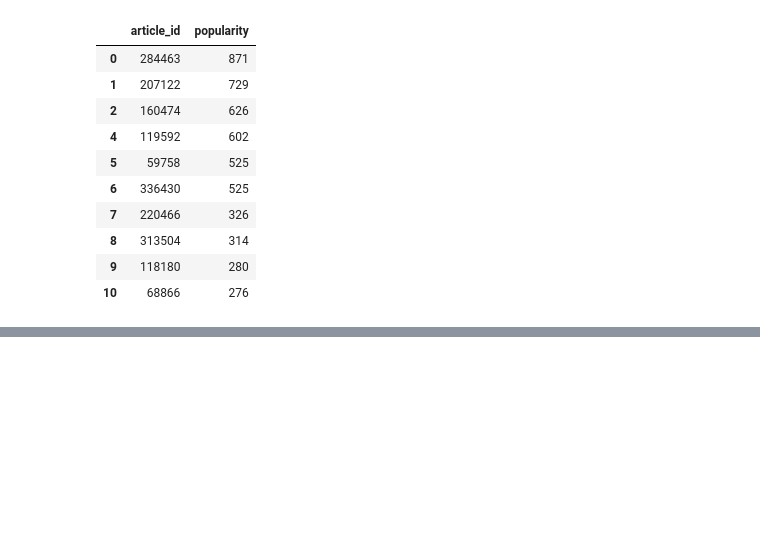
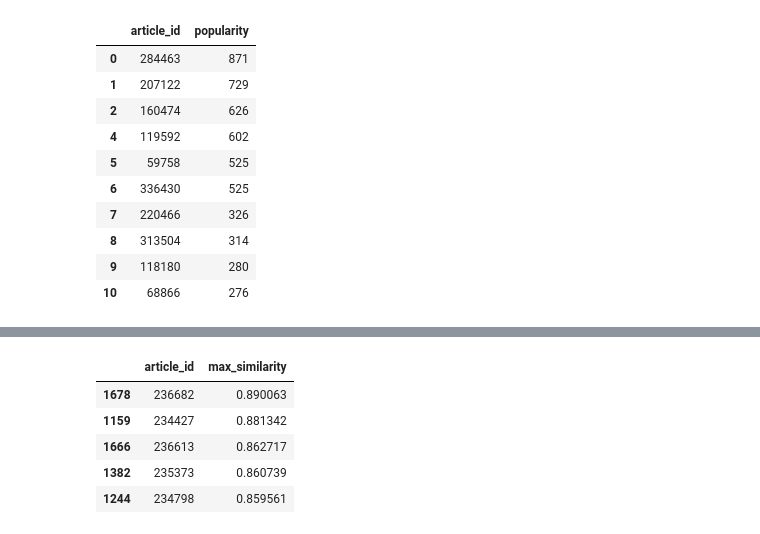
Before and after one commit to rlossec/RecSys_notebooks, a Jupyter notebook: p9-models.ipynb, the cells around one changed output, grey strips where cells are left out. Drawn from its saved outputs; the diff is of its cells as text; code cells hidden in the pictures; blank space fills up the shorter version.

```diff
--- a/p9-models.ipynb
+++ b/p9-models.ipynb
@@ -210,0 +257,9 @@ popularity_model.recommend_items(user_id=9261, items_to_ignore = set(interaction
+# %%
+content_based_recommender_model.recommend_items(user_id=3)
+# %% [output]
+|  | article_id | max_similarity |
+| 1678 | 236682 | 0.890063 |
+| 1159 | 234427 | 0.881342 |
+| 1666 | 236613 | 0.862717 |
+| 1382 | 235373 | 0.860739 |
+| 1244 | 234798 | 0.859561 |
```
Also changed, not shown: parts of 28 cells of this notebook.
